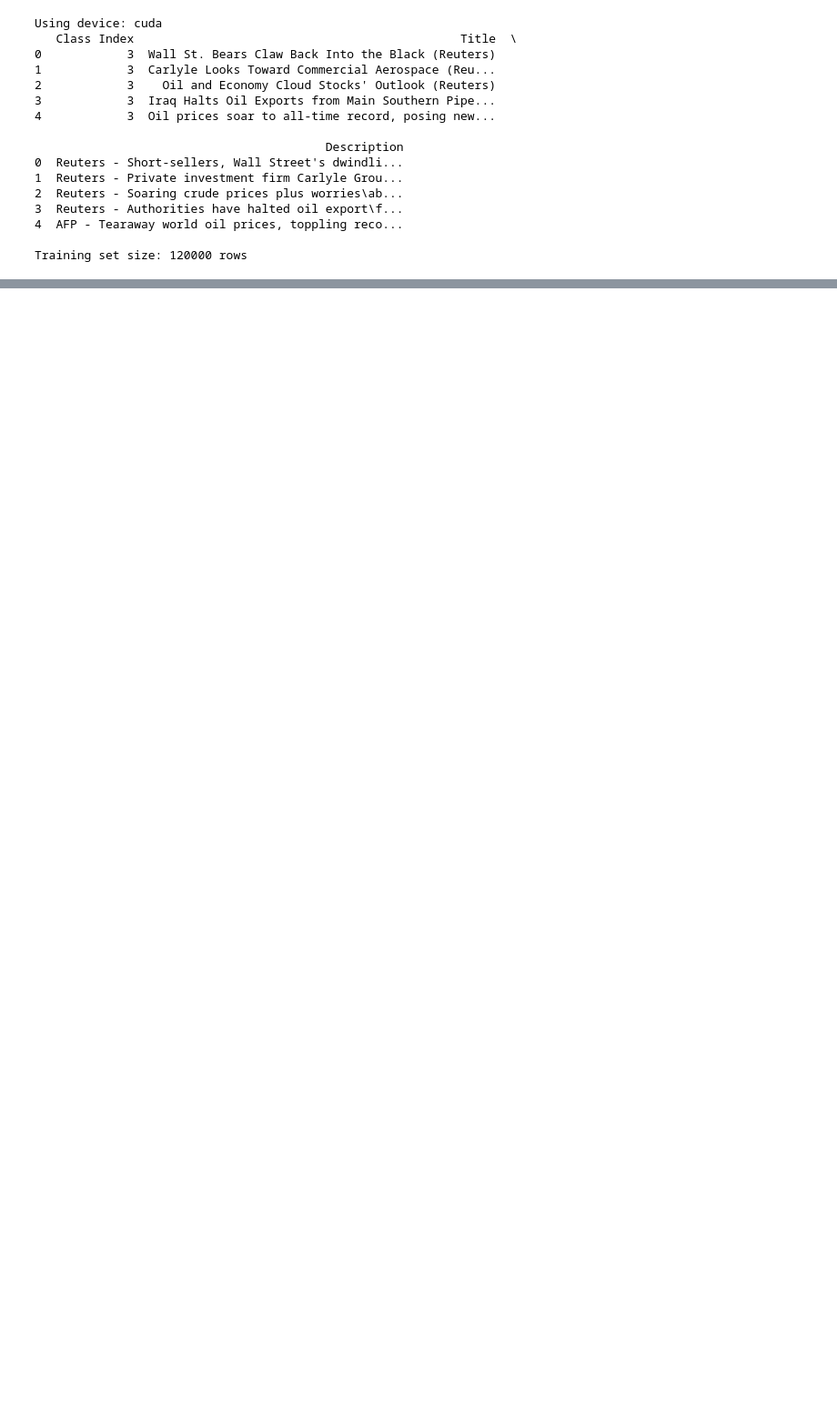
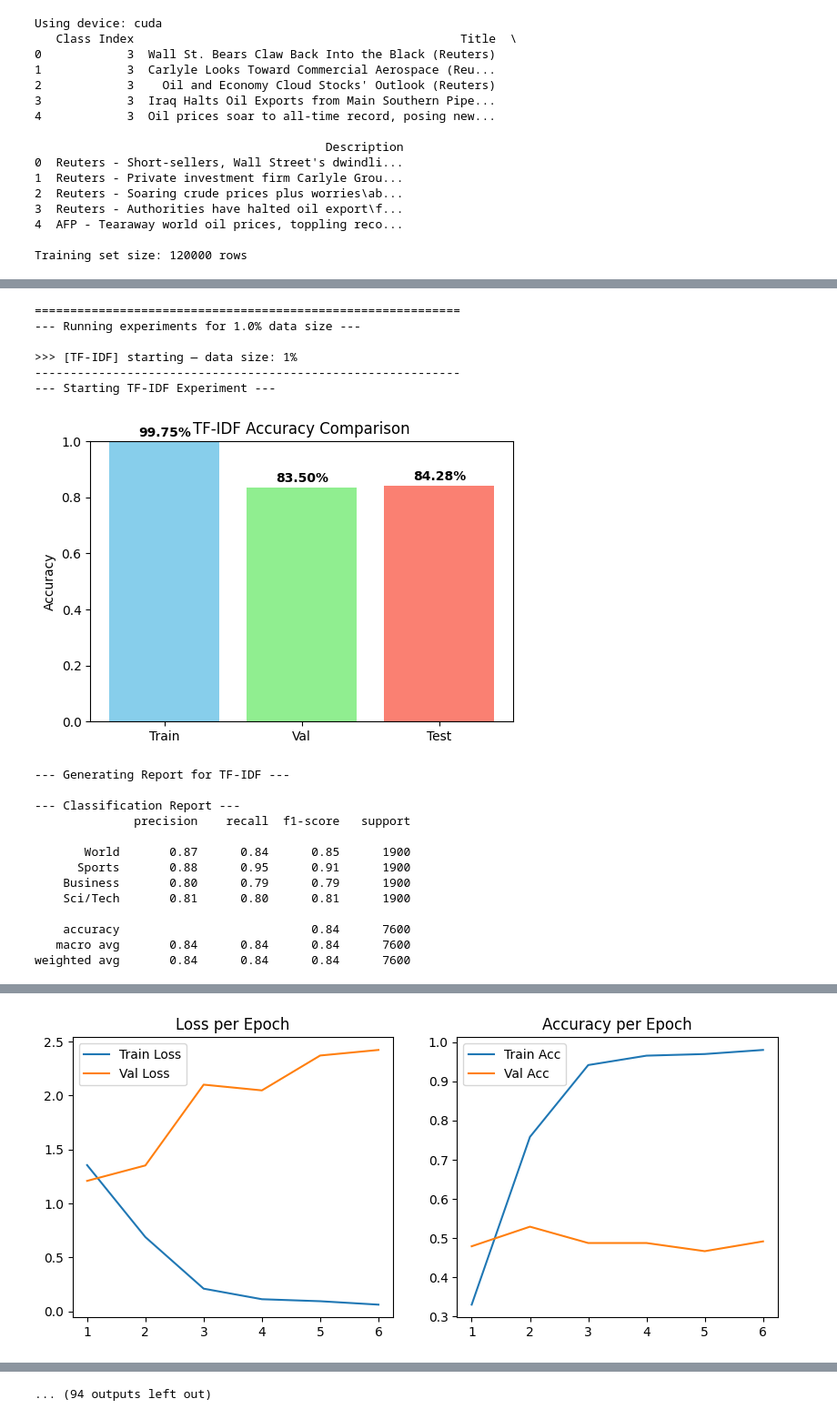
Before and after one commit to Tifa004/ML_Project, a Jupyter notebook: project.ipynb, the cells around one changed output, grey strips where cells are left out. Shown at 91% size. Drawn from its saved outputs; the diff is of its cells as text; code cells hidden in the pictures; blank space fills up the shorter version.

```diff
--- a/project.ipynb
+++ b/project.ipynb
@@ -453 +616,4 @@ def evaluate_model(model, loader, criterion, device):
+# %%
+def get_model_size(model):
+    return sum(p.numel() for p in model.parameters())
 # %%
@@ -759,31 +825,0 @@ Check these samples in your dataset—they are likely your noisy/ambiguous data.
-# %%
-# Assuming you have 'preds' from trainer.predict(test_dataset)
-import numpy as np
-import torch
-# Get predictions and probabilities
-probs = torch.nn.functional.softmax(torch.tensor(test_results.predictions), dim=-1)
-max_probs, pred_indices = torch.max(probs, dim=-1)
-labels = test_dataset["labels"]  # Ensure this matches your column name
-
-
-# 1. Convert pred_indices to numpy (you already have pred_indices from your previous code)
-pred_indices_np = pred_indices.detach().cpu().numpy()
-
-# 2. Ensure labels is a clean numpy array (handles tensors or lists)
-labels_np = np.array(labels) if not isinstance(labels, np.ndarray) else labels
-
-# 3. Apply the mask and calculate
-high_conf_mask = max_probs.detach().cpu().numpy() >= 0.85
-high_conf_indices = np.where(high_conf_mask)[0]
-
-# Extract subsets
-pred_subset = pred_indices_np[high_conf_indices]
-label_subset = labels_np[high_conf_indices]
-
-# Compare
-correct_high_conf = np.sum(pred_subset == label_subset)
-wrong_high_conf = np.sum(pred_subset != label_subset)
-
-print(f"High Confidence Predictions (>= 0.85): {len(high_conf_indices)}")
-print(f" - Correct: {correct_high_conf}")
-print(f" - WRONG: {wrong_high_conf}")
@@ -914,0 +997,28 @@ Notes:
+# %%
+df = run_benchmark()
+df.to_csv("results/benchmark_results.csv", index=False)
+plot_acc_dataSize(df)
+for model in ["TF-IDF", "LSTM", "DistilBERT"]:
+    plot_acc_time(df, model)
+plot_efficiency(df)
+# %% [output]
+============================================================
+--- Running experiments for 1.0% data size ---
+
+>>> [TF-IDF] starting — data size: 1%
+------------------------------------------------------------
+--- Starting TF-IDF Experiment ---
+[figure, added]
+--- Generating Report for TF-IDF ---
+
+--- Classification Report ---
+              precision    recall  f1-score   support
+
+       World       0.87      0.84      0.85      1900
+      Sports       0.88      0.95      0.91      1900
+    Business       0.80      0.79      0.79      1900
+    Sci/Tech       0.81      0.80      0.81      1900
+
+    accuracy                           0.84      7600
+   macro avg       0.84      0.84      0.84      7600
+weighted avg       0.84      0.84      0.84      7600
@@ -914,0 +1046 @@ Notes:
+[figure, added]
@@ -914,0 +1069 @@ Notes:
+... (94 outputs left out)
```
Also changed, not shown: parts of 30 cells of this notebook, 1 other file.
